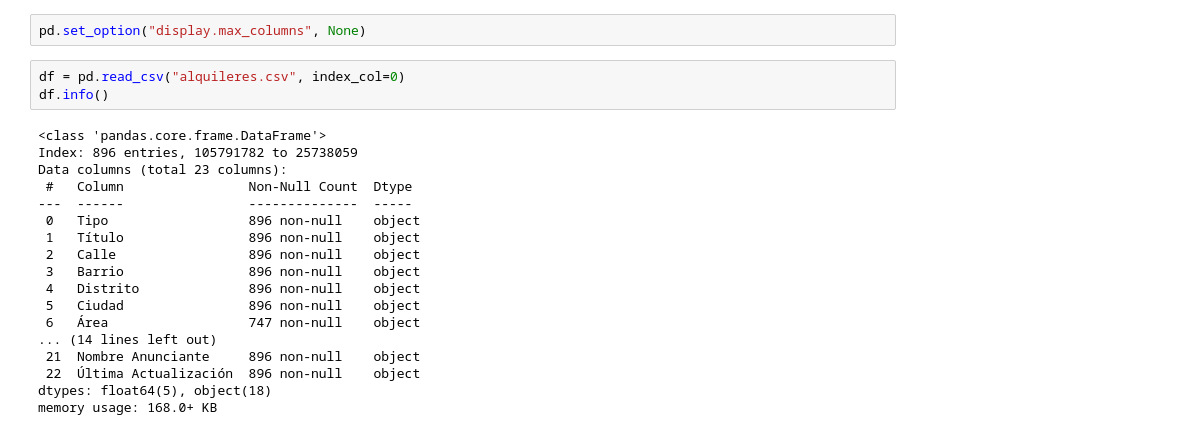
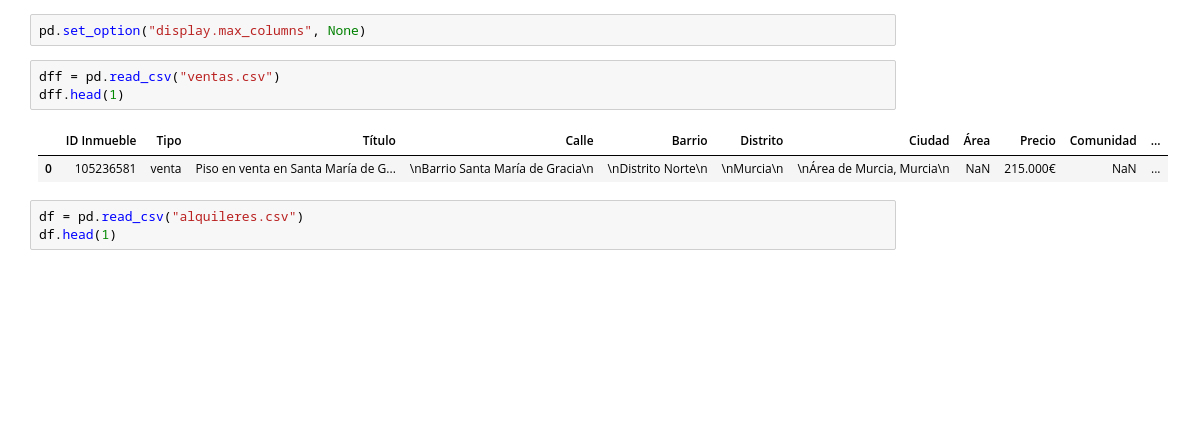
Before and after one commit to Tamgama/scraping, a Jupyter notebook: limpieza.ipynb, the cells around one changed output. Cells and saved outputs as stored; diff of their text form; blank space fills up the shorter version.

```diff
--- a/limpieza.ipynb
+++ b/limpieza.ipynb
@@ -3,24 +3,12 @@ import pandas as pd
 import numpy as np
 # %%
 pd.set_option("display.max_columns", None)
+# %%
+dff = pd.read_csv("ventas.csv")
+dff.head(1)
+# %% [output]
+|  | ID Inmueble | Tipo | Título | Calle | Barrio | Distrito | Ciudad | Área | Precio | Comunidad | ... |
+| 0 | 105236581 | venta | Piso en venta en Santa María de G... | \nBarrio Santa María de Gracia\n | \nDistrito Norte\n | \nMurcia\n | \nÁrea de Murcia, Murcia\n | NaN | 215.000€ | NaN | ... |
 # %%
-df = pd.read_csv("alquileres.csv", index_col=0)
-df.info()
+df = pd.read_csv("alquileres.csv")
+df.head(1)
-# %% [output]
-<class 'pandas.core.frame.DataFrame'>
-Index: 896 entries, 105791782 to 25738059
-Data columns (total 23 columns):
- #   Column                Non-Null Count  Dtype
----  ------                --------------  -----
- 0   Tipo                  896 non-null    object
- 1   Título                896 non-null    object
- 2   Calle                 896 non-null    object
- 3   Barrio                896 non-null    object
- 4   Distrito              896 non-null    object
- 5   Ciudad                896 non-null    object
- 6   Área                  747 non-null    object
-... (14 lines left out)
- 21  Nombre Anunciante     896 non-null    object
- 22  Última Actualización  896 non-null    object
-dtypes: float64(5), object(18)
-memory usage: 168.0+ KB
```
Also changed, not shown: parts of 17 cells of this notebook, 3 other files.
